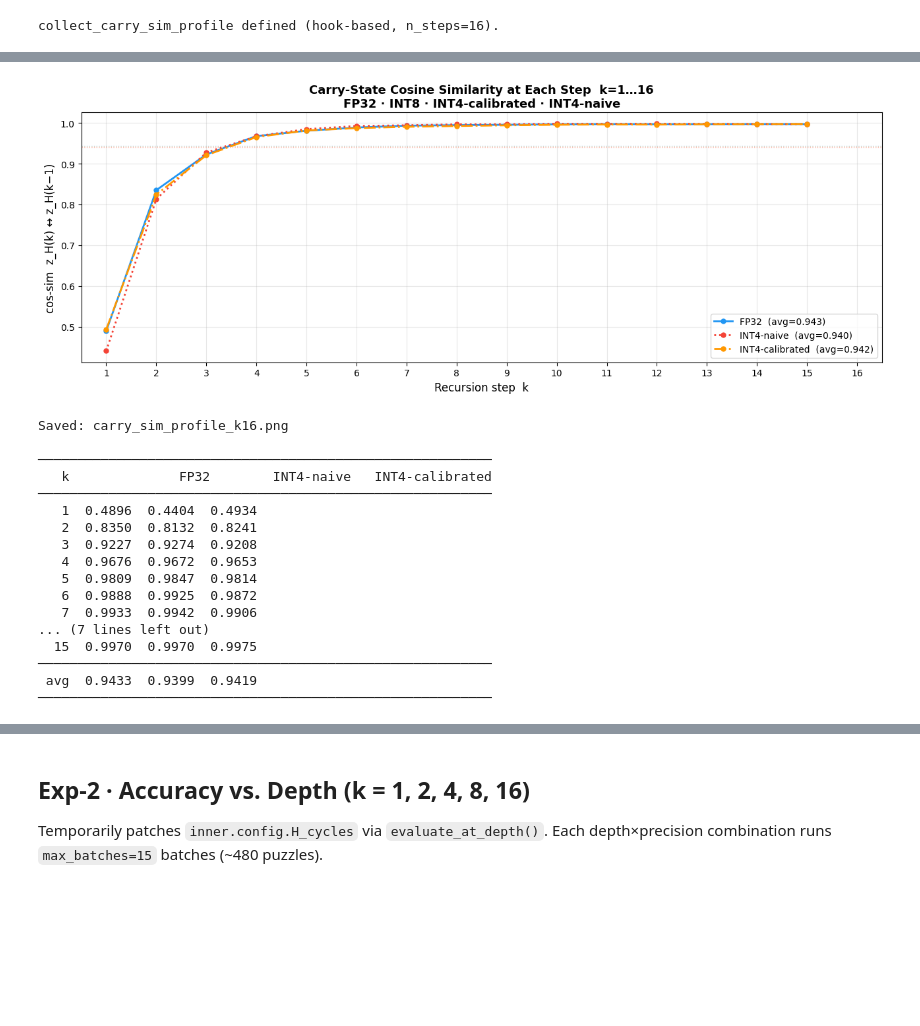
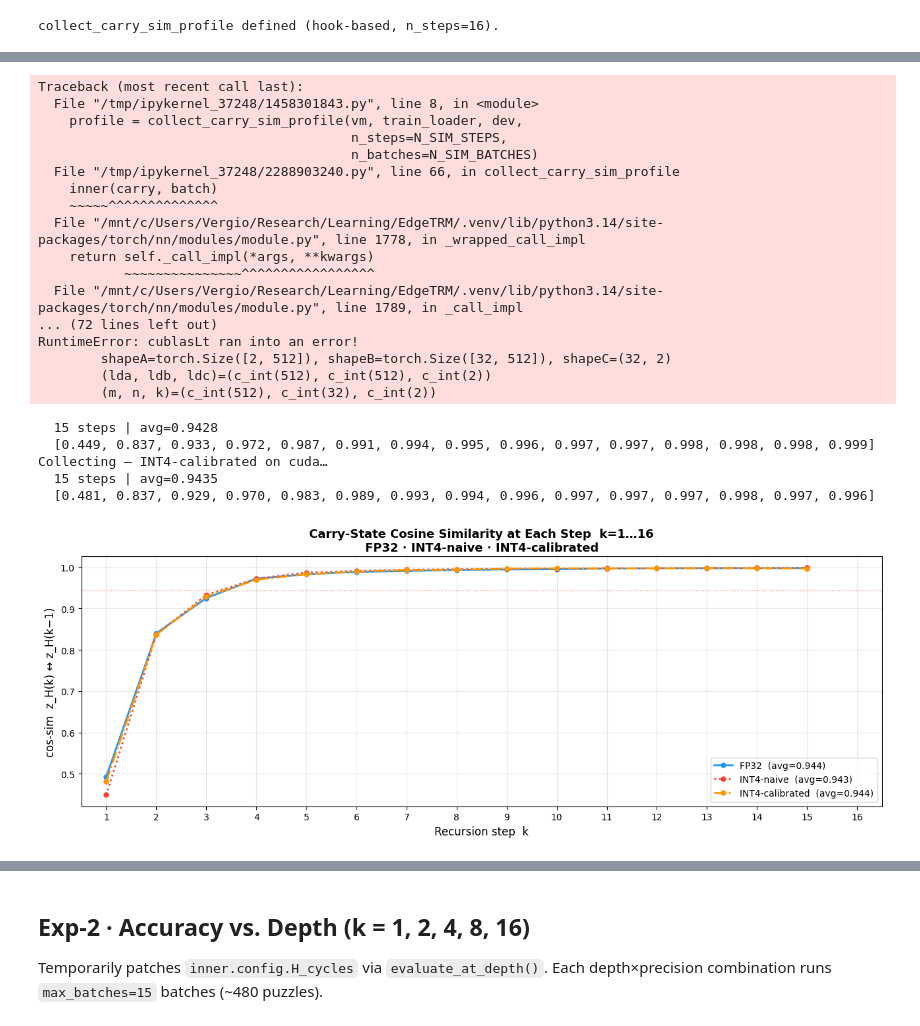
Before and after one commit to Seqaeon/EdgeTRM, a Jupyter notebook: experiment_sim_depth.ipynb, the cells around one changed output, grey strips where cells are left out. Cells and saved outputs as stored; diff of their text form; code cells hidden in the pictures; blank space fills up the shorter version.

```diff
--- a/experiment_sim_depth.ipynb
+++ b/experiment_sim_depth.ipynb
@@ -608,12 +604,12 @@ Each call to `inner(carry, batch)` is one H-cycle step.
 `carry.halted` is reset to zero before each step so ACT cannot stop early.
 `sims[k]` = mean cos-sim between `z_H(k)` and `z_H(k-1)` across batches.
 # %%
-# ── collect_carry_sim_profile — hook-based (no carry manipulation) ────────────
-# Uses register_forward_hook on inner.inner.L_level (same as the working
-# collect_carry_similarities in the original notebook).
-# Temporarily sets H_cycles=n_steps so the model runs n_steps H-cycle passes
-# per forward call. Hook fires once per L_level call; we sample at H_cycle
-# boundaries (every inferred L_cycles-th capture) to get n_steps data points.
+# ── collect_carry_sim_profile — hook-based ────────────────────────────────────
+# Registers a forward hook on inner.inner.L_level to capture z_H states.
+# One call to inner.inner() runs H_cycles H-steps internally. Each H-step
+# consists of L_cycles L_level calls (z_L updates) + 1 L_level call (z_H
+# update), for L_cycles+1 total firings per H-step. We sample the last
+# firing in each group, which is always the z_H update.
 
 from models.recursive_reasoning.trm import (
     TinyRecursiveReasoningModel_ACTV1Carry,
@@ -624,7 +620,6 @@ def collect_carry_sim_profile(mdl, loader, device, n_steps=16, n_batches=5):
     inner       = get_inner(mdl)
     inner_model = inner.inner
 
-    # Temporarily set H_cycles so we get n_steps H_cycle passes per forward call
     orig_h       = inner.config.H_cycles
     orig_h_inner = inner_model.config.H_cycles
     inner.config.H_cycles       = n_steps
@@ -633,7 +628,6 @@ def collect_carry_sim_profile(mdl, loader, device, n_steps=16, n_batches=5):
     inner.eval()
     inner = inner.to(device)
 
-    # Upcast bfloat16 init buffers on CPU
     if device == "cpu":
         for attr in ["H_init", "L_init"]:
             buf = getattr(inner_model, attr, None)
@@ -643,10 +637,12 @@ def collect_carry_sim_profile(mdl, loader, device, n_steps=16, n_batches=5):
     cast = lambda t: (t.float() if (device == "cpu" and t.dtype == torch.bfloat16)
                       else t.to(device))
 
-    # Hook L_level to capture z_H at each recursion step (no carry hacking)
     z_states = []
     def _hook(module, inp, out):
-        z_states.append(out.detach().float().cpu())   # out = z_H tensor
+        # out is always a plain tensor (TinyRecursiveReasoningModel_ACTV1ReasoningModule
+        # returns hidden_states directly). Fires for every L_level call —
+        # both z_L updates and z_H updates.
+        z_states.append(out.detach().float().cpu())
 
     h = inner_model.L_level.register_forward_hook(_hook)
     all_batch_sims = []
@@ -656,7 +652,7 @@ def collect_carry_sim_profile(mdl, loader, device, n_steps=16, n_batches=5):
             if bi >= n_batches:
                 break
             x, y, pids = x.to(device), y.to(device), pids.to(device)
-            pids = pids.clamp(0, _get_max_pid(inner))  # guard OOB puzzle IDs
+            pids = pids.clamp(0, _get_max_pid(inner))
             batch = {
                 'inputs':             x.to(torch.int32),
                 'labels':             y.to(torch.int32),
@@ -673,14 +669,15 @@ def collect_carry_sim_profile(mdl, loader, device, n_steps=16, n_batches=5):
                 halted=carry.halted.to(device),
                 current_data={k: v.to(device) for k, v in carry.current_data.items()},
             )
-            inner(carry, batch)   # natural forward — hook fires on every L_level call
+            inner(carry, batch)
 
             total = len(z_states)
             if total < 2:
                 continue
 
-            # Infer L_cycles per H_cycle; sample at H_cycle boundaries
-            l_cycles = max(1, total // n_steps)
+            # Each H-step = L_cycles z_L updates + 1 z_H update = L_cycles+1 calls.
+            # Sampling index l_cycles*(k+1)-1 is always the z_H update (last in group).
+            l_cycles = inner_model.config.L_cycles + 1
             h_states = [z_states[min(l_cycles*(k+1)-1, total-1)]
                         for k in range(min(n_steps, total // l_cycles))]
 
@@ -689,7 +686,7 @@ def collect_carry_sim_profile(mdl, loader, device, n_steps=16, n_batches=5):
 
             sims = []
             for za, zb in zip(h_states[:-1], h_states[1:]):
-                a = za.mean(1)   # (B, D)
+                a = za.mean(1)   # mean-pool over seq → (B, D)
                 b = zb.mean(1)
                 cos = F.cosine_similarity(a, b, dim=-1).mean().item()
                 sims.append(cos)
@@ -743,9 +740,10 @@ for vname, profile in sim_profiles.items():
 ax.set_xlim(0.5, N_SIM_STEPS+0.5)
 ax.set_xticks(range(1, N_SIM_STEPS+1))
 ax.set_xlabel('Recursion step  k', fontsize=12)
-ax.set_ylabel('cos-sim  z_H(k) \u2194 z_H(k\u22121)', fontsize=12)
-ax.set_title('Carry-State Cosine Similarity at Each Step  k=1\u202616\n'
-             'FP32 \u00b7 INT8 \u00b7 INT4-calibrated \u00b7 INT4-naive',
+ax.set_ylabel('cos-sim  z_H(k) ↔ z_H(k−1)', fontsize=12)
+# Title reflects only the variants that actually ran
+present = ' · '.join(k for k, p in sim_profiles.items() if p)
+ax.set_title(f'Carry-State Cosine Similarity at Each Step  k=1…16\n{present}',
              fontsize=13, fontweight='bold')
 ax.legend(fontsize=10); ax.grid(True, alpha=0.3)
 plt.tight_layout()
@@ -782,18 +777,23 @@ Collecting — INT4-calibrated on cuda…
+Traceback (most recent call last):
+  File "/tmp/ipykernel_37248/1458301843.py", line 8, in <module>
+    profile = collect_carry_sim_profile(vm, train_loader, dev,
+                                        n_steps=N_SIM_STEPS,
+                                        n_batches=N_SIM_BATCHES)
+  File "/tmp/ipykernel_37248/2288903240.py", line 66, in collect_carry_sim_profile
+    inner(carry, batch)
+    ~~~~~^^^^^^^^^^^^^^
+  File "/mnt/c/Users/Vergio/Research/Learning/EdgeTRM/.venv/lib/python3.14/site-packages/torch/nn/modules/module.py", line 1778, in _wrapped_call_impl
+    return self._call_impl(*args, **kwargs)
+           ~~~~~~~~~~~~~~~^^^^^^^^^^^^^^^^^
+  File "/mnt/c/Users/Vergio/Research/Learning/EdgeTRM/.venv/lib/python3.14/site-packages/torch/nn/modules/module.py", line 1789, in _call_impl
+... (72 lines left out)
+RuntimeError: cublasLt ran into an error!
+        shapeA=torch.Size([2, 512]), shapeB=torch.Size([32, 512]), shapeC=(32, 2)
+        (lda, ldb, ldc)=(c_int(512), c_int(512), c_int(2))
+        (m, n, k)=(c_int(512), c_int(32), c_int(2))
+  15 steps | avg=0.9428
+  [0.449, 0.837, 0.933, 0.972, 0.987, 0.991, 0.994, 0.995, 0.996, 0.997, 0.997, 0.998, 0.998, 0.998, 0.999]
+Collecting — INT4-calibrated on cuda…
+  15 steps | avg=0.9435
+  [0.481, 0.837, 0.929, 0.970, 0.983, 0.989, 0.993, 0.994, 0.996, 0.997, 0.997, 0.997, 0.998, 0.997, 0.996]
-[figure, old version]
+[figure, new version]
-Saved: carry_sim_profile_k16.png
-
-──────────────────────────────────────────────────────────
-   k              FP32        INT4-naive   INT4-calibrated
-──────────────────────────────────────────────────────────
-   1  0.4896  0.4404  0.4934
-   2  0.8350  0.8132  0.8241
-   3  0.9227  0.9274  0.9208
-   4  0.9676  0.9672  0.9653
-   5  0.9809  0.9847  0.9814
-   6  0.9888  0.9925  0.9872
-   7  0.9933  0.9942  0.9906
-... (7 lines left out)
-  15  0.9970  0.9970  0.9975
-──────────────────────────────────────────────────────────
- avg  0.9433  0.9399  0.9419
-──────────────────────────────────────────────────────────
```
Also changed, not shown: parts of 7 cells of this notebook.
